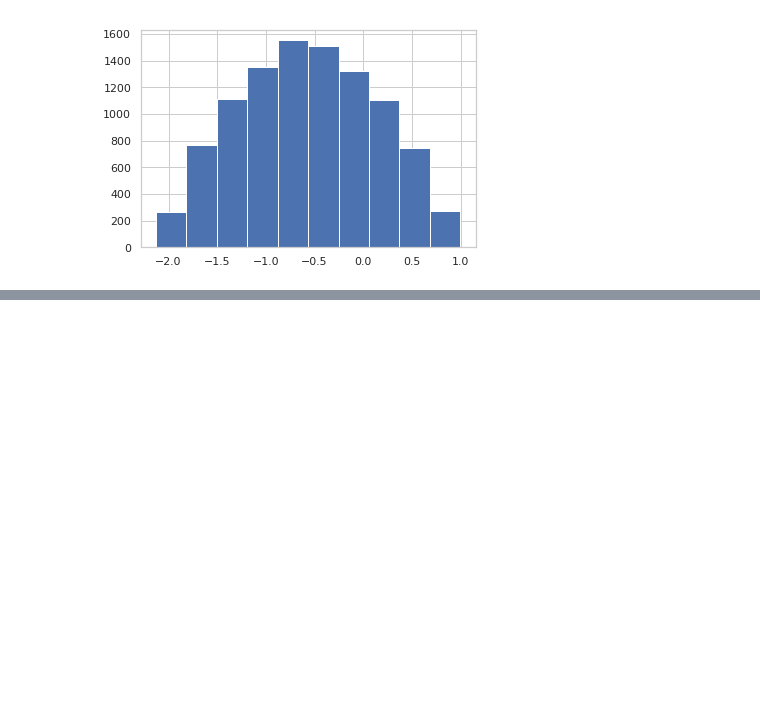
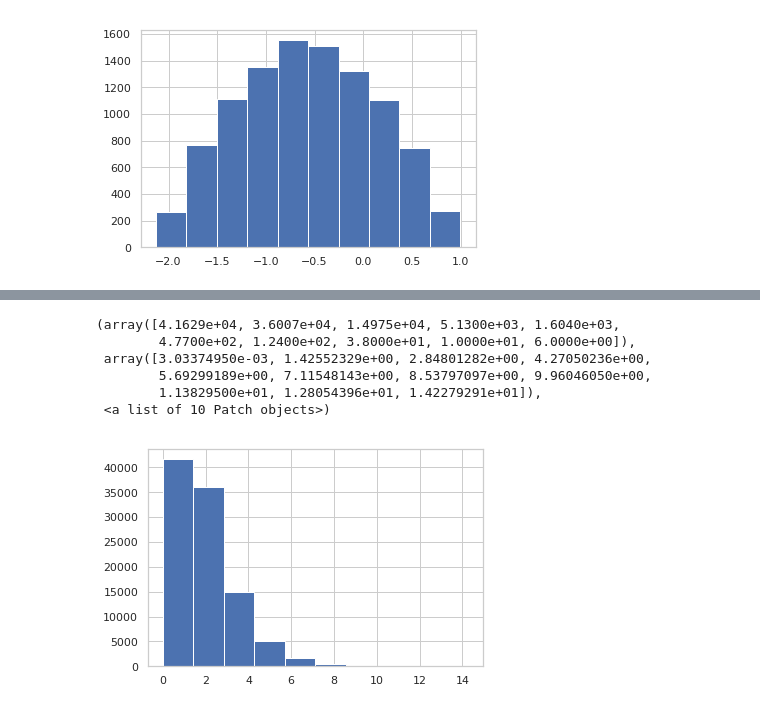
Before and after one commit to WeitBelou/monte-carlo, a Jupyter notebook: notebooks/Lesson 3.ipynb, the cells around one changed output, grey strips where cells are left out. Cells and saved outputs as stored; diff of their text form; code cells hidden in the pictures; blank space fills up the shorter version.

```diff
--- a/notebooks/Lesson 3.ipynb
+++ b/notebooks/Lesson 3.ipynb
@@ -263,0 +322,10 @@ plt.hist(points)
+# %%
+plt.hist(list(islice(gen_sum(exp_gen(), 2), n_points)))
+# %% [output]
+(array([4.1629e+04, 3.6007e+04, 1.4975e+04, 5.1300e+03, 1.6040e+03,
+        4.7700e+02, 1.2400e+02, 3.8000e+01, 1.0000e+01, 6.0000e+00]),
+ array([3.03374950e-03, 1.42552329e+00, 2.84801282e+00, 4.27050236e+00,
+        5.69299189e+00, 7.11548143e+00, 8.53797097e+00, 9.96046050e+00,
+        1.13829500e+01, 1.28054396e+01, 1.42279291e+01]),
+ <a list of 10 Patch objects>)
+[figure, added]
```
Also changed, not shown: parts of 17 cells of this notebook.
